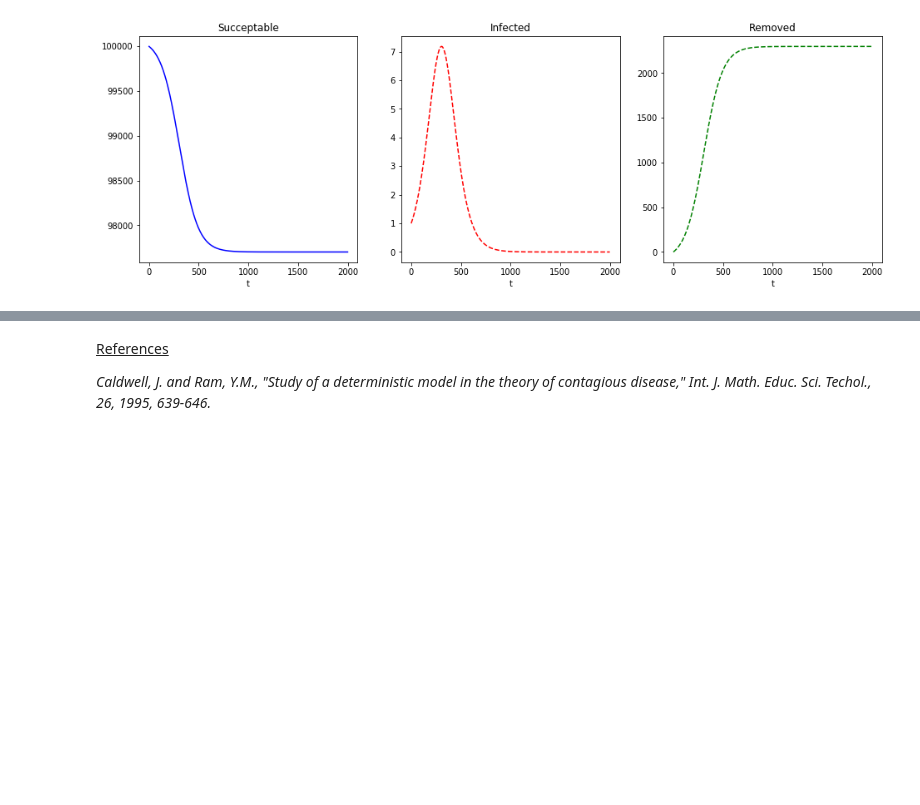
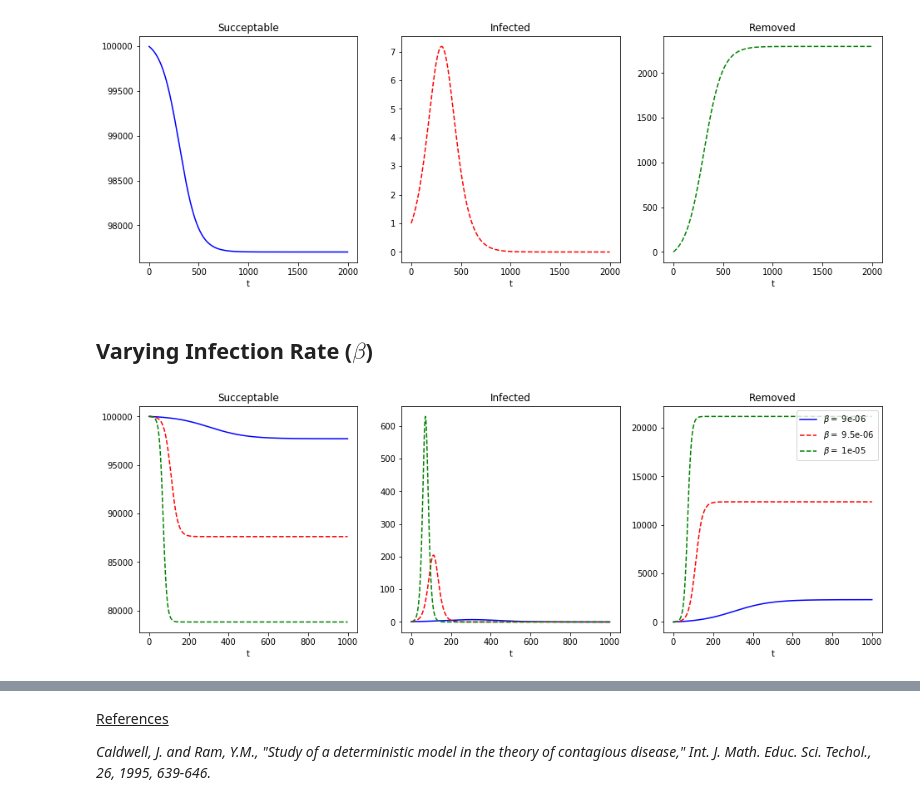
Before and after one commit to samroon2/math_models, a Jupyter notebook: deterministic_modelling_of_contagious_disease.ipynb, the cells around one changed output, grey strips where cells are left out. Cells and saved outputs as stored; diff of their text form; code cells hidden in the pictures; blank space fills up the shorter version.

```diff
--- a/deterministic_modelling_of_contagious_disease.ipynb
+++ b/deterministic_modelling_of_contagious_disease.ipynb
@@ -63,3 +90,37 @@ ax3.set_xlabel('t')
 plt.show()
 # %% [output]
 [figure]
+# %% [markdown]
+## Varying Infection Rate ($\beta$)
+# %%
+f, (ax1, ax2, ax3) = plt.subplots(1, 3, figsize=(16,5))
+for idx, beta in enumerate([9e-6, 9.5e-6, 1e-5]): # Infection (contact) rate # 1e-5
+
+    gamma = 0.89 # removal rate (cured, immunized, death)
+
+    def contagious_disease(x, t):
+        S = x[0] # Succeptable
+        I = x[1] # Infected
+        R = x[2] # Removed
+        dSdt = -beta * S *I
+        dIdt = (beta * S * I) - (gamma * I)
+        dRdt = gamma * I
+        return [dSdt, dIdt, dRdt]
+
+    # Our initial conditions: 99999 succeptable, 1 infected, 0 removed.
+    x0 = [99999, 1, 0]
+
+    t = range(1000)
+    res = odeint(contagious_disease, x0, t)
+    cols = ['b-', 'r--', 'g--']
+    axs = [ax1, ax2, ax3]
+    titles = ['Succeptable', 'Infected', 'Removed']
+    for i in range(3):
+        axs[i].plot(t,res[:,i],cols[idx],label=r'$\beta=$ ' + str(beta))
+        axs[i].set_title(titles[i])
+        axs[i].set_xlabel('t')
+
+plt.legend(loc='upper right')
+plt.show()
+# %% [output]
+[figure, added]
```
Also changed, not shown: parts of 4 cells of this notebook.
